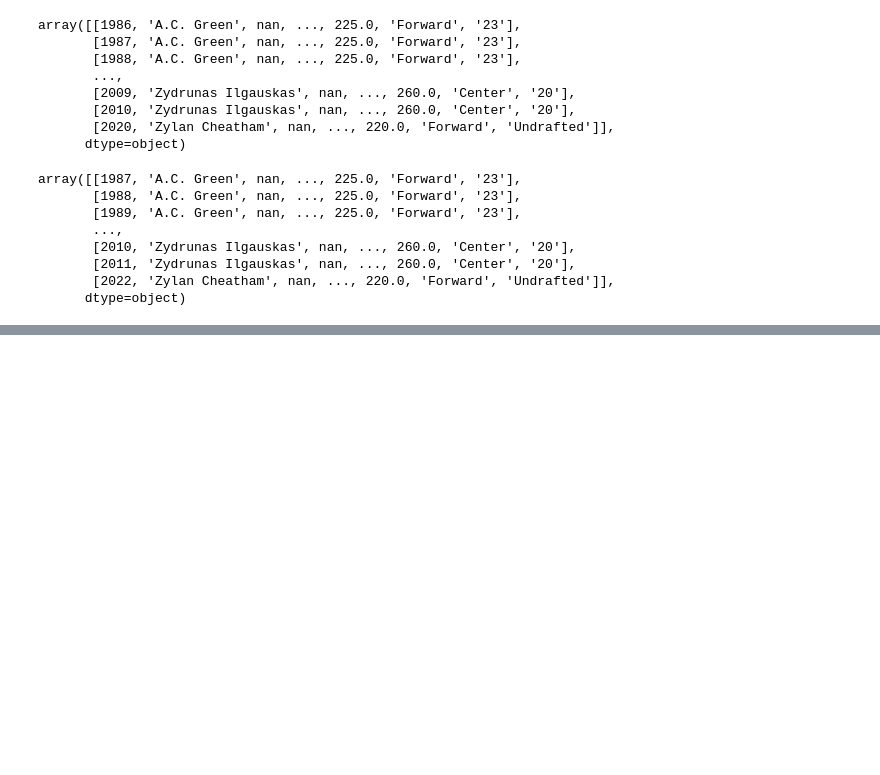
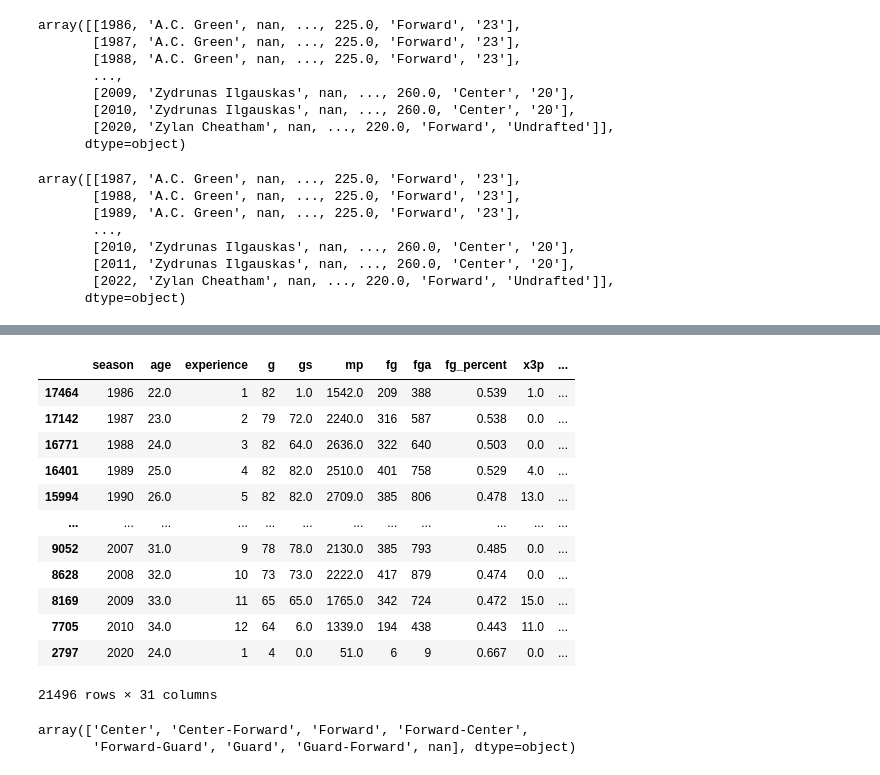
Before and after one commit to cap337/AI_PRAC, a Jupyter notebook: looking_at_data.ipynb, the cells around one changed output, grey strips where cells are left out. Saved outputs shown, nothing was run; the diff lists cells and outputs as text; code cells hidden in the pictures; blank space fills up the shorter version.

```diff
--- a/looking_at_data.ipynb
+++ b/looking_at_data.ipynb
@@ -101,0 +121,15 @@ array([[1987, 'A.C. Green', nan, ..., 225.0, 'Forward', '23'],
+# %%
+input_rows_df = input_rows_df.drop(columns=['player','birth_year','tm', 'draft_number', 'birthdate'])
+output_rows_df = output_rows_df.drop(columns=['player','birth_year','tm', 'draft_number', 'birthdate'])
+# %%
+def height_to_inches(height_str):
+  if isinstance(height_str, str):
+    feet, inches = map(int, height_str.split('-'))
+    return feet * 12 + inches
+  else:
+    return float('nan')
+
+
+
+input_rows_df['height'] = input_rows_df['height'].apply(height_to_inches)
+input_rows_df['height'] = input_rows_df['height'].astype(float)
@@ -101,0 +139,29 @@ array([[1987, 'A.C. Green', nan, ..., 225.0, 'Forward', '23'],
+# %%
+# Encoding
+from sklearn.preprocessing import LabelEncoder
+label_encoder = LabelEncoder()
+
+for col in input_rows_df.columns:
+    if input_rows_df[col].dtype == 'object':
+        input_rows_df[col] = label_encoder.fit_transform(input_rows_df[col])
+# %%
+input_rows_df
+# %% [output]
+|  | season | age | experience | g | gs | mp | fg | fga | fg_percent | x3p | ... |
+| 17464 | 1986 | 22.0 | 1 | 82 | 1.0 | 1542.0 | 209 | 388 | 0.539 | 1.0 | ... |
+| 17142 | 1987 | 23.0 | 2 | 79 | 72.0 | 2240.0 | 316 | 587 | 0.538 | 0.0 | ... |
+| 16771 | 1988 | 24.0 | 3 | 82 | 64.0 | 2636.0 | 322 | 640 | 0.503 | 0.0 | ... |
+| 16401 | 1989 | 25.0 | 4 | 82 | 82.0 | 2510.0 | 401 | 758 | 0.529 | 4.0 | ... |
+| 15994 | 1990 | 26.0 | 5 | 82 | 82.0 | 2709.0 | 385 | 806 | 0.478 | 13.0 | ... |
+| ... | ... | ... | ... | ... | ... | ... | ... | ... | ... | ... | ... |
+| 9052 | 2007 | 31.0 | 9 | 78 | 78.0 | 2130.0 | 385 | 793 | 0.485 | 0.0 | ... |
+| 8628 | 2008 | 32.0 | 10 | 73 | 73.0 | 2222.0 | 417 | 879 | 0.474 | 0.0 | ... |
+| 8169 | 2009 | 33.0 | 11 | 65 | 65.0 | 1765.0 | 342 | 724 | 0.472 | 15.0 | ... |
+| 7705 | 2010 | 34.0 | 12 | 64 | 6.0 | 1339.0 | 194 | 438 | 0.443 | 11.0 | ... |
+| 2797 | 2020 | 24.0 | 1 | 4 | 0.0 | 51.0 | 6 | 9 | 0.667 | 0.0 | ... |
+21496 rows × 31 columns
+# %%
+label_encoder.classes_
+# %% [output]
+array(['Center', 'Center-Forward', 'Forward', 'Forward-Center',
+       'Forward-Guard', 'Guard', 'Guard-Forward', nan], dtype=object)
```
Also changed, not shown: parts of 8 cells of this notebook.
